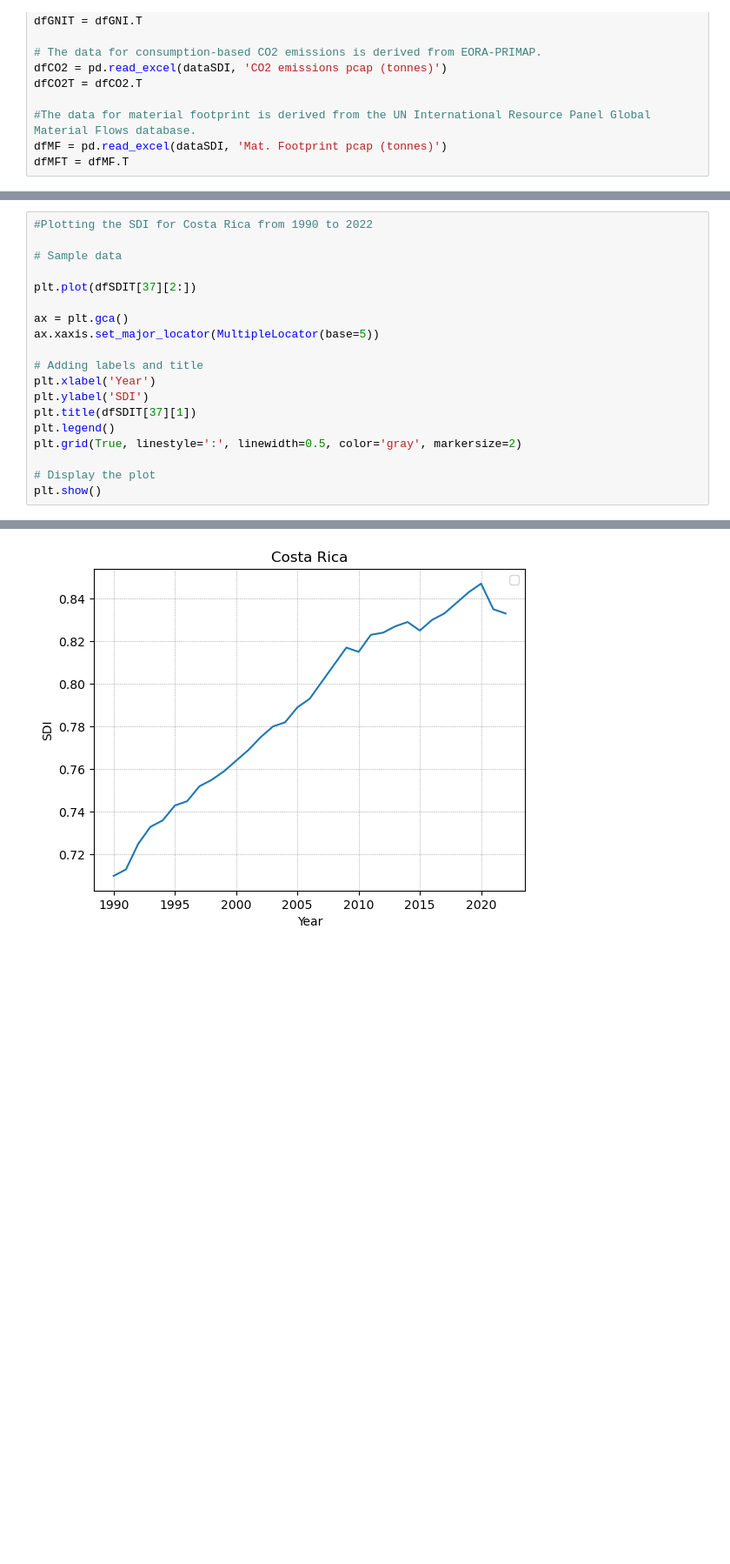
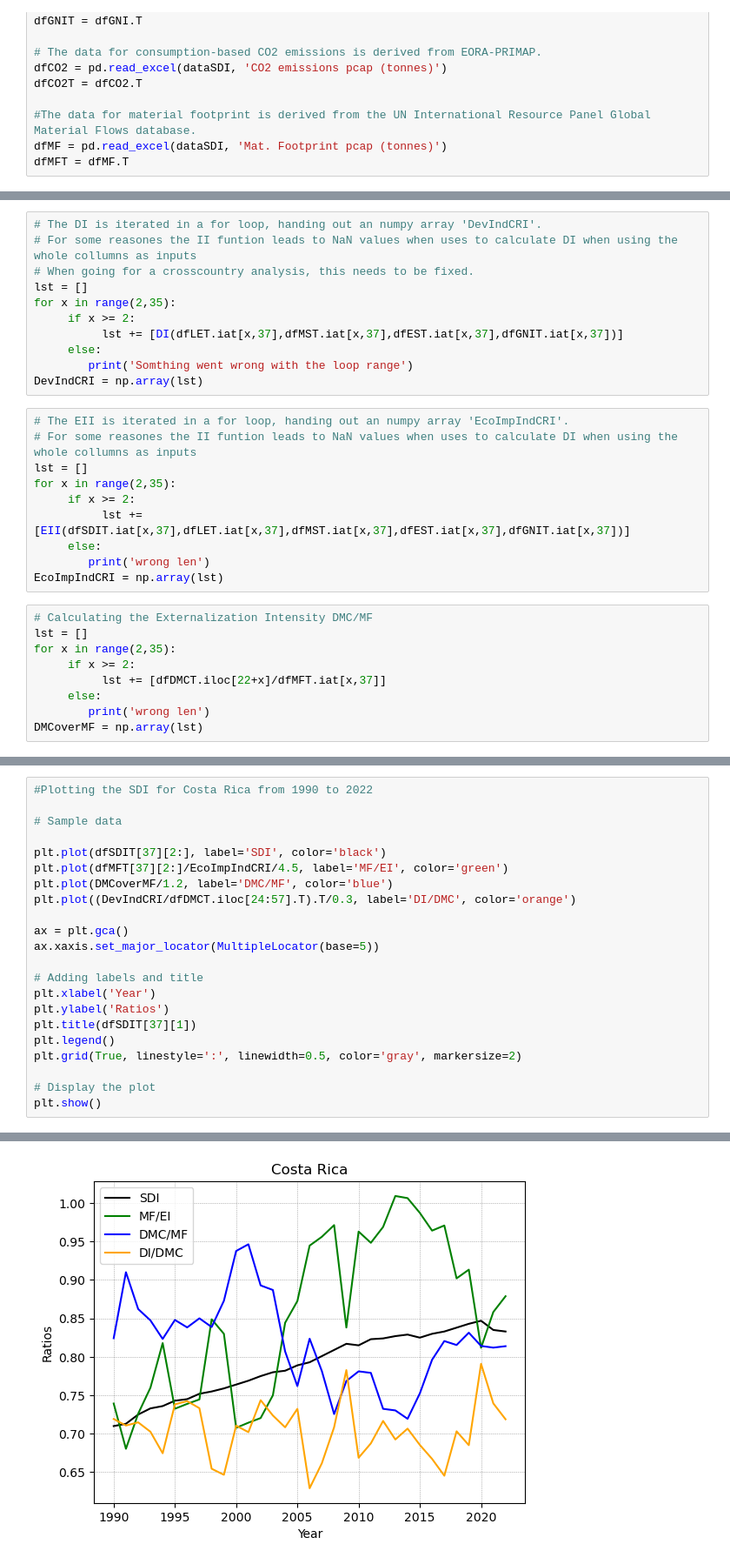
Before and after one commit to SamGrof/SDI_Decomposition, a Jupyter notebook: SDI_Index_Decomposition_Costa_Rica_July_24.ipynb, the cells around one changed output, grey strips where cells are left out. Shown at 87% size. Cells and saved outputs as stored; diff of their text form; blank space fills up the shorter version.

Commit message:
Added functions for SDI, calculated the ratios for decomposition, made a plot with SDI, MF/EI, DMC/MF, DI/DMC

```diff
--- a/SDI_Index_Decomposition_Costa_Rica_July_24.ipynb
+++ b/SDI_Index_Decomposition_Costa_Rica_July_24.ipynb
@@ -85,0 +72,30 @@ Flow unit                              t
+# %%
+# The DI is iterated in a for loop, handing out an numpy array 'DevIndCRI'.
+# For some reasones the II funtion leads to NaN values when uses to calculate DI when using the whole collumns as inputs
+# When going for a crosscountry analysis, this needs to be fixed.
+lst = []
+for x in range(2,35):
+     if x >= 2:
+          lst += [DI(dfLET.iat[x,37],dfMST.iat[x,37],dfEST.iat[x,37],dfGNIT.iat[x,37])]
+     else:
+        print('Somthing went wrong with the loop range')
+DevIndCRI = np.array(lst)
+# %%
+# The EII is iterated in a for loop, handing out an numpy array 'EcoImpIndCRI'.
+# For some reasones the II funtion leads to NaN values when uses to calculate DI when using the whole collumns as inputs
+lst = []
+for x in range(2,35):
+     if x >= 2:
+          lst += [EII(dfSDIT.iat[x,37],dfLET.iat[x,37],dfMST.iat[x,37],dfEST.iat[x,37],dfGNIT.iat[x,37])]
+     else:
+        print('wrong len')
+EcoImpIndCRI = np.array(lst)
+# %%
+# Calculating the Externalization Intensity DMC/MF
+lst = []
+for x in range(2,35):
+     if x >= 2:
+          lst += [dfDMCT.iloc[22+x]/dfMFT.iat[x,37]]
+     else:
+        print('wrong len')
+DMCoverMF = np.array(lst)
@@ -88,14 +113,17 @@ Flow unit                              t
 
 # Sample data
 
-plt.plot(dfSDIT[37][2:])
+plt.plot(dfSDIT[37][2:], label='SDI', color='black')
+plt.plot(dfMFT[37][2:]/EcoImpIndCRI/4.5, label='MF/EI', color='green')
+plt.plot(DMCoverMF/1.2, label='DMC/MF', color='blue')
+plt.plot((DevIndCRI/dfDMCT.iloc[24:57].T).T/0.3, label='DI/DMC', color='orange')
 
 ax = plt.gca()
 ax.xaxis.set_major_locator(MultipleLocator(base=5))
 
 # Adding labels and title
 plt.xlabel('Year')
-plt.ylabel('SDI')
+plt.ylabel('Ratios')
 plt.title(dfSDIT[37][1])
 plt.legend()
 plt.grid(True, linestyle=':', linewidth=0.5, color='gray', markersize=2)
@@ -107 +134 @@ No artists with labels found to put in legend.  Note that artists whose label st
-[figure, old version]
+[figure, new version]
```
Also changed, not shown: parts of 7 cells of this notebook.
